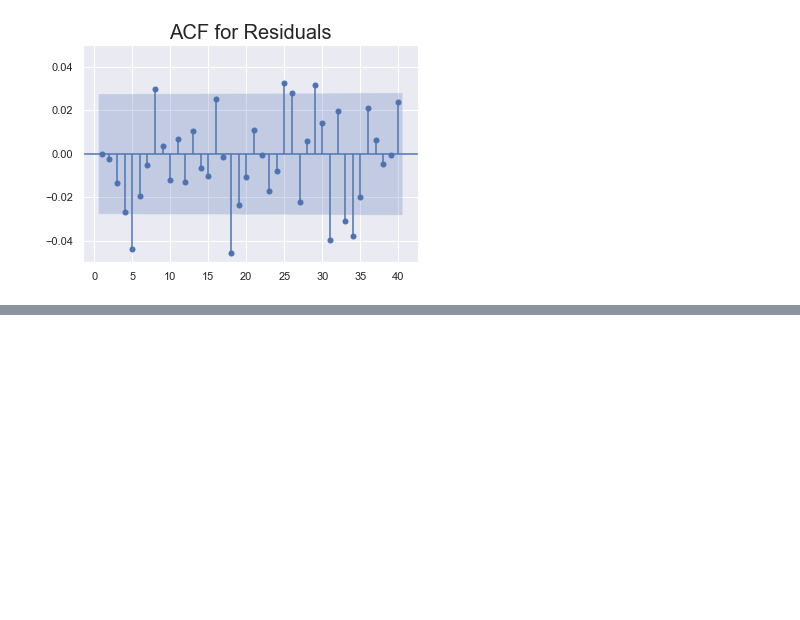
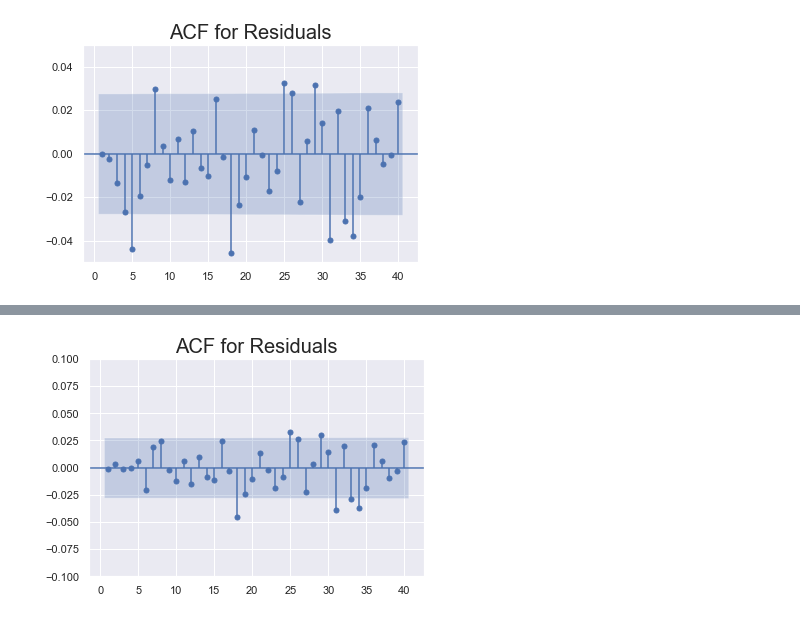
Before and after one commit to satyajitghosh/TimeSeriesAnalysis, a Jupyter notebook: DataRangerCourse/TS_lecture4.ipynb, the cells around one changed output, grey strips where cells are left out. Cells and saved outputs as stored; diff of their text form; code cells hidden in the pictures; blank space fills up the shorter version.

```diff
--- a/DataRangerCourse/TS_lecture4.ipynb
+++ b/DataRangerCourse/TS_lecture4.ipynb
@@ -725,0 +832,7 @@ plt.show()
+# %%
+sgt.plot_acf(df.res_ret_ar_5_ma_1[2:],lags=40,zero=False)
+plt.title("ACF for Residuals",size =20)
+plt.ylim(-0.1,0.1)
+plt.show()
+# %% [output]
+[figure, added]
```
Also changed, not shown: parts of 48 cells of this notebook.
